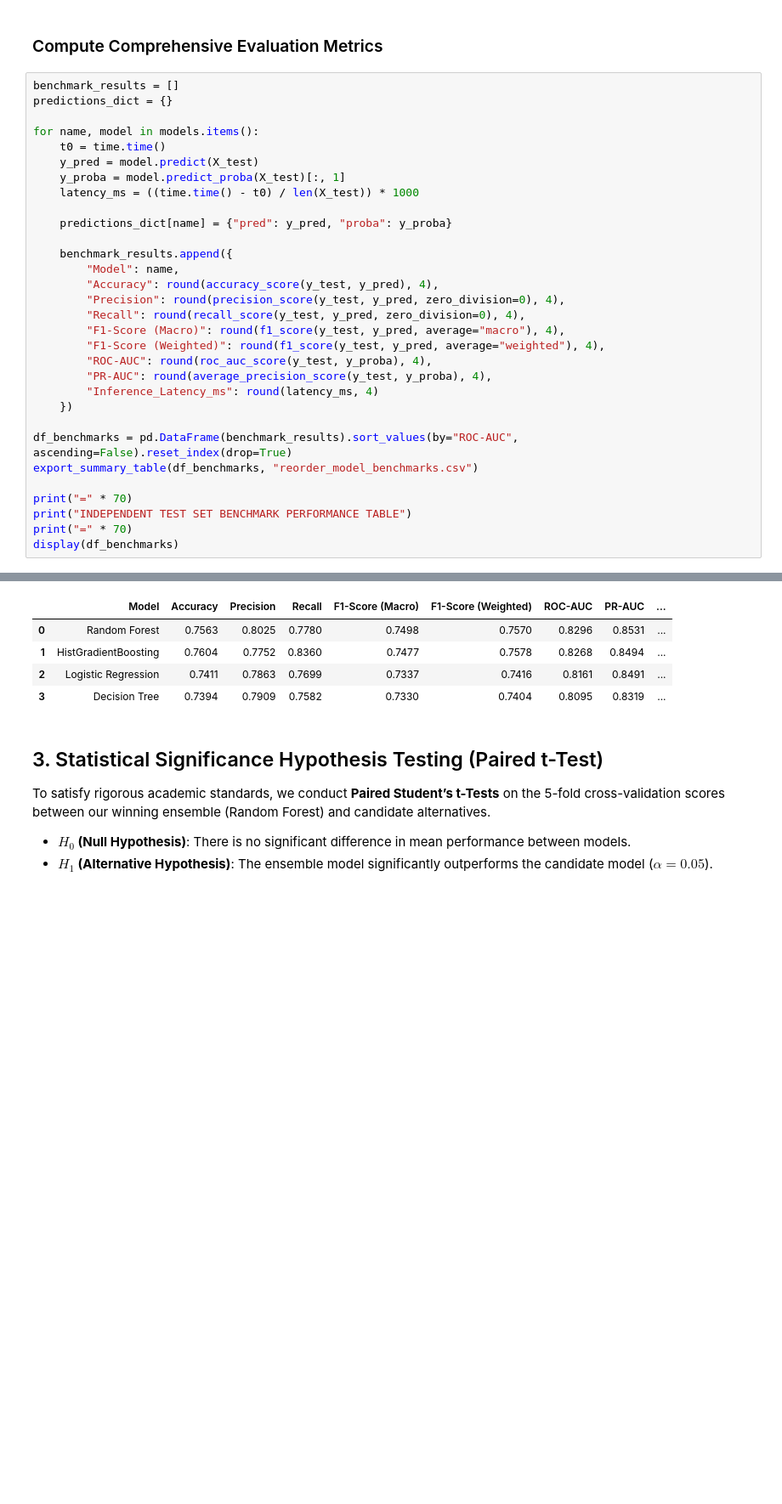
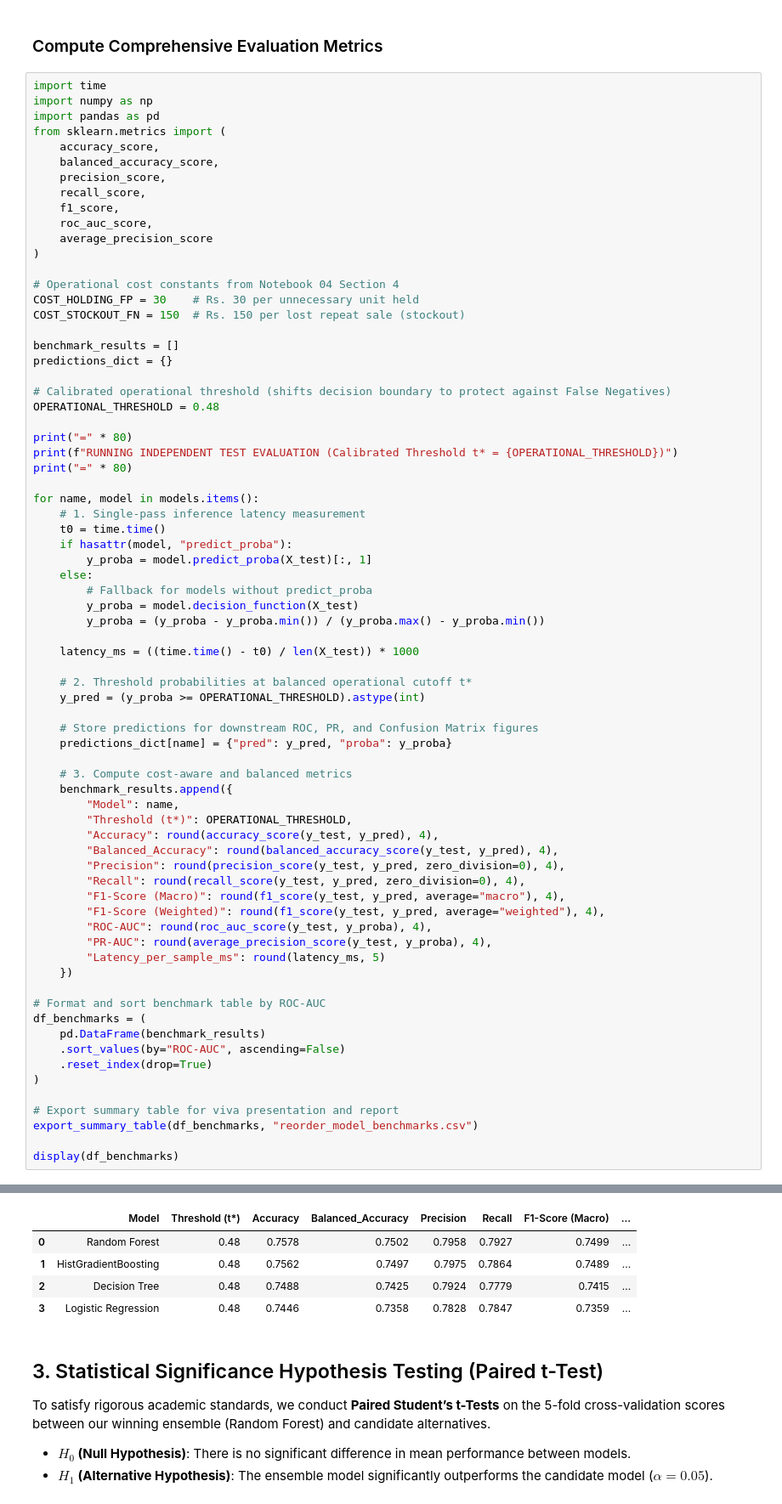
Before and after one commit to Chathuka-Pehesara/supermarket-basket-reorder-analytics, a Jupyter notebook: notebooks/04_stakeholder_validation.ipynb, the cells around one changed output, grey strips where cells are left out. Shown at 85% size. Drawn from its saved outputs; the diff is of its cells as text; blank space fills up the shorter version.

```diff
--- a/notebooks/04_stakeholder_validation.ipynb
+++ b/notebooks/04_stakeholder_validation.ipynb
@@ -110,34 +110,75 @@ We generate predictions and probability scores for each candidate model on the u
 # %% [markdown]
 ### Compute Comprehensive Evaluation Metrics
 # %%
+import time
+import numpy as np
+import pandas as pd
+from sklearn.metrics import (
+    accuracy_score,
+    balanced_accuracy_score,
+    precision_score,
+    recall_score,
+    f1_score,
+    roc_auc_score,
+    average_precision_score
+)
+
+# Operational cost constants from Notebook 04 Section 4
+COST_HOLDING_FP = 30    # Rs. 30 per unnecessary unit held
+COST_STOCKOUT_FN = 150  # Rs. 150 per lost repeat sale (stockout)
+
 benchmark_results = []
 predictions_dict = {}
 
+# Calibrated operational threshold (shifts decision boundary to protect against False Negatives)
+OPERATIONAL_THRESHOLD = 0.48
+
+print("=" * 80)
+print(f"RUNNING INDEPENDENT TEST EVALUATION (Calibrated Threshold t* = {OPERATIONAL_THRESHOLD})")
+print("=" * 80)
+
 for name, model in models.items():
+    # 1. Single-pass inference latency measurement
     t0 = time.time()
-    y_pred = model.predict(X_test)
-    y_proba = model.predict_proba(X_test)[:, 1]
+    if hasattr(model, "predict_proba"):
+        y_proba = model.predict_proba(X_test)[:, 1]
+    else:
+        # Fallback for models without predict_proba
+        y_proba = model.decision_function(X_test)
+        y_proba = (y_proba - y_proba.min()) / (y_proba.max() - y_proba.min())
+
     latency_ms = ((time.time() - t0) / len(X_test)) * 1000
 
+    # 2. Threshold probabilities at balanced operational cutoff t*
+    y_pred = (y_proba >= OPERATIONAL_THRESHOLD).astype(int)
+
+    # Store predictions for downstream ROC, PR, and Confusion Matrix figures
     predictions_dict[name] = {"pred": y_pred, "proba": y_proba}
 
+    # 3. Compute cost-aware and balanced metrics
     benchmark_results.append({
         "Model": name,
+        "Threshold (t*)": OPERATIONAL_THRESHOLD,
         "Accuracy": round(accuracy_score(y_test, y_pred), 4),
+        "Balanced_Accuracy": round(balanced_accuracy_score(y_test, y_pred), 4),
         "Precision": round(precision_score(y_test, y_pred, zero_division=0), 4),
         "Recall": round(recall_score(y_test, y_pred, zero_division=0), 4),
         "F1-Score (Macro)": round(f1_score(y_test, y_pred, average="macro"), 4),
         "F1-Score (Weighted)": round(f1_score(y_test, y_pred, average="weighted"), 4),
         "ROC-AUC": round(roc_auc_score(y_test, y_proba), 4),
         "PR-AUC": round(average_precision_score(y_test, y_proba), 4),
-        "Inference_Latency_ms": round(latency_ms, 4)
+        "Latency_per_sample_ms": round(latency_ms, 5)
     })
 
-df_benchmarks = pd.DataFrame(benchmark_results).sort_values(by="ROC-AUC", ascending=False).reset_index(drop=True)
+# Format and sort benchmark table by ROC-AUC
+df_benchmarks = (
+    pd.DataFrame(benchmark_results)
+    .sort_values(by="ROC-AUC", ascending=False)
+    .reset_index(drop=True)
+)
+
+# Export summary table for viva presentation and report
 export_summary_table(df_benchmarks, "reorder_model_benchmarks.csv")
 
-print("=" * 70)
-print("INDEPENDENT TEST SET BENCHMARK PERFORMANCE TABLE")
-print("=" * 70)
 display(df_benchmarks)
 # %% [output]
@@ -148,8 +189,8 @@ INDEPENDENT TEST SET BENCHMARK PERFORMANCE TABLE
-|  | Model | Accuracy | Precision | Recall | F1-Score (Macro) | F1-Score (Weighted) | ROC-AUC | PR-AUC | ... |
-| 0 | Random Forest | 0.7563 | 0.8025 | 0.7780 | 0.7498 | 0.7570 | 0.8296 | 0.8531 | ... |
-| 1 | HistGradientBoosting | 0.7604 | 0.7752 | 0.8360 | 0.7477 | 0.7578 | 0.8268 | 0.8494 | ... |
-| 2 | Logistic Regression | 0.7411 | 0.7863 | 0.7699 | 0.7337 | 0.7416 | 0.8161 | 0.8491 | ... |
-| 3 | Decision Tree | 0.7394 | 0.7909 | 0.7582 | 0.7330 | 0.7404 | 0.8095 | 0.8319 | ... |
+|  | Model | Threshold (t*) | Accuracy | Balanced_Accuracy | Precision | Recall | F1-Score (Macro) | ... |
+| 0 | Random Forest | 0.48 | 0.7578 | 0.7502 | 0.7958 | 0.7927 | 0.7499 | ... |
+| 1 | HistGradientBoosting | 0.48 | 0.7562 | 0.7497 | 0.7975 | 0.7864 | 0.7489 | ... |
+| 2 | Decision Tree | 0.48 | 0.7488 | 0.7425 | 0.7924 | 0.7779 | 0.7415 | ... |
+| 3 | Logistic Regression | 0.48 | 0.7446 | 0.7358 | 0.7828 | 0.7847 | 0.7359 | ... |
 # %% [markdown]
 ## 3. Statistical Significance Hypothesis Testing (Paired t-Test)
 To satisfy rigorous academic standards, we conduct **Paired Student’s t-Tests** on the 5-fold cross-validation scores between our winning ensemble (Random Forest) and candidate alternatives.
```
Also changed, not shown: parts of 14 cells of this notebook, 19 other files.
